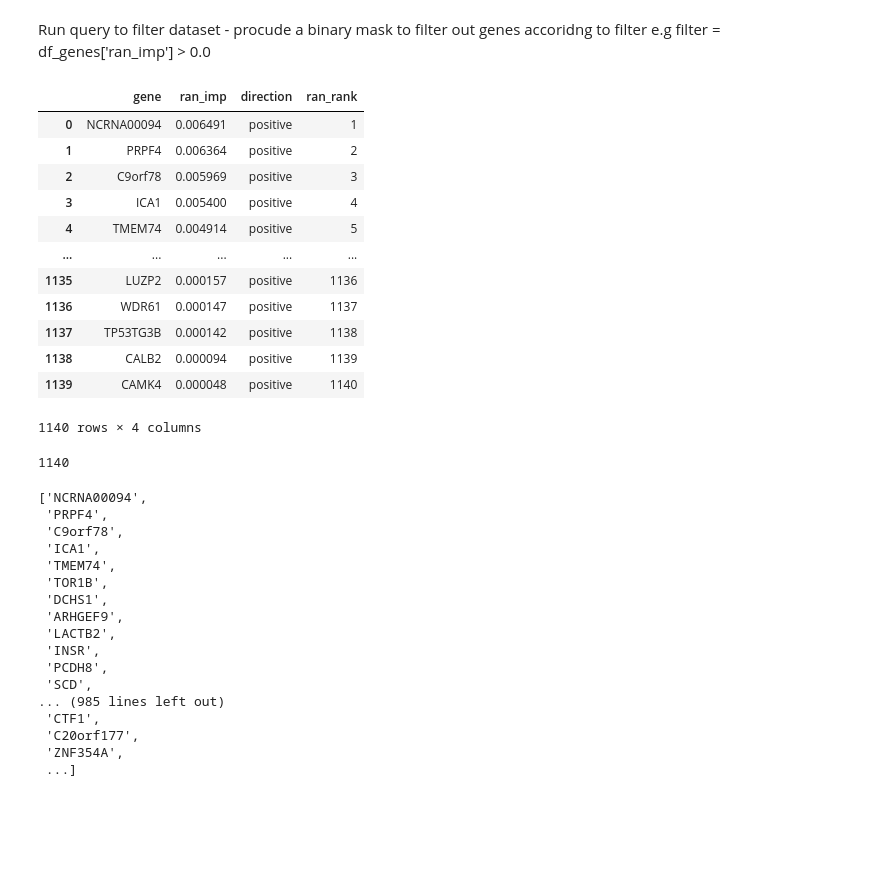
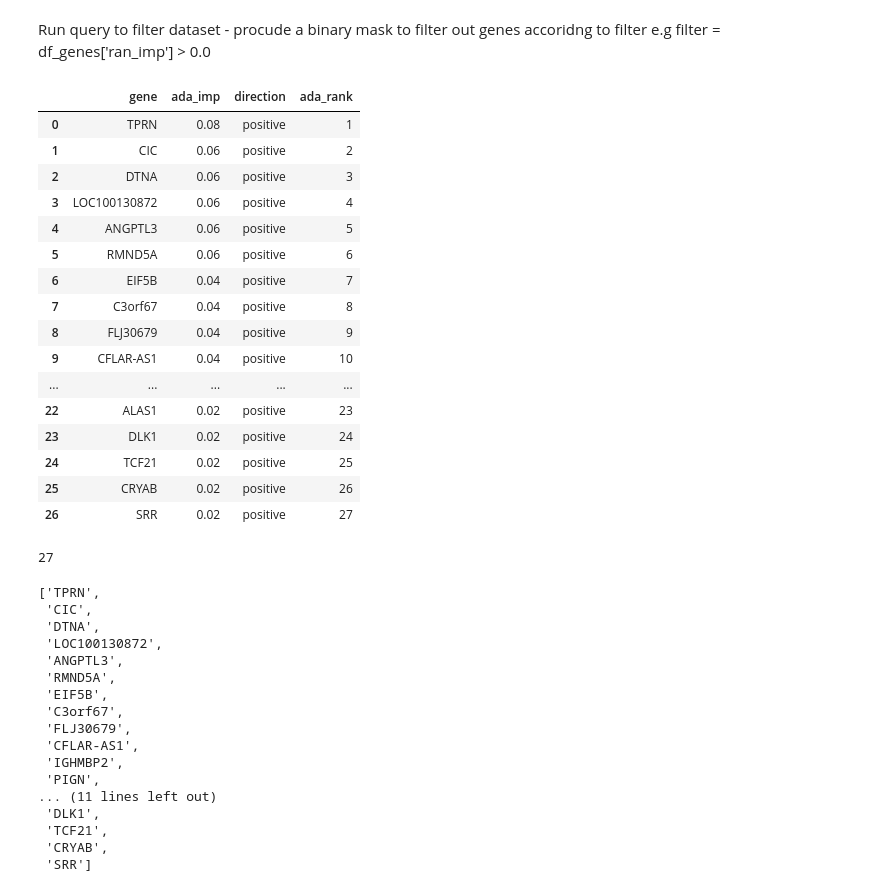
Before and after one commit to iwswordpress/DRL, a Jupyter notebook: 03_create_filtered_mlr_dataset.ipynb, the cells around one changed output. Drawn from its saved outputs; the diff is of its cells as text; code cells hidden in the pictures; blank space fills up the shorter version.

```diff
--- a/03_create_filtered_mlr_dataset.ipynb
+++ b/03_create_filtered_mlr_dataset.ipynb
@@ -46,51 +46,55 @@ Name: target, Length: 164, dtype: bool
 # %% [markdown]
 Run query to filter dataset - procude a binary mask to filter out genes accoridng to filter e.g filter = df_genes['ran_imp'] > 0.0
 # %%
-file = 'ADA_RANKED_102.csv'
-file = 'RAN_RANKED_102.csv'
+file = 'ADA_RANKED_1113_101.csv'
+# file = 'RAN_RANKED_102.csv'
 filepath = f'./csvs/gene_importances/{file}'
 df_genes = pd.read_csv(filepath)
-# filter = df_genes['ada_imp'] > 0.0
-filter = df_genes['ran_imp'] > 0.0
+filter = df_genes['ada_imp'] > 0.0
+# filter = df_genes['ran_imp'] > 0.0
 df_genes = df_genes[filter]
 df_genes
 # %% [output]
-|  | gene | ran_imp | direction | ran_rank |
-| 0 | NCRNA00094 | 0.006491 | positive | 1 |
-| 1 | PRPF4 | 0.006364 | positive | 2 |
-| 2 | C9orf78 | 0.005969 | positive | 3 |
-| 3 | ICA1 | 0.005400 | positive | 4 |
-| 4 | TMEM74 | 0.004914 | positive | 5 |
+|  | gene | ada_imp | direction | ada_rank |
+| 0 | TPRN | 0.08 | positive | 1 |
+| 1 | CIC | 0.06 | positive | 2 |
+| 2 | DTNA | 0.06 | positive | 3 |
+| 3 | LOC100130872 | 0.06 | positive | 4 |
+| 4 | ANGPTL3 | 0.06 | positive | 5 |
+| 5 | RMND5A | 0.06 | positive | 6 |
+| 6 | EIF5B | 0.04 | positive | 7 |
+| 7 | C3orf67 | 0.04 | positive | 8 |
+| 8 | FLJ30679 | 0.04 | positive | 9 |
+| 9 | CFLAR-AS1 | 0.04 | positive | 10 |
 | ... | ... | ... | ... | ... |
-| 1135 | LUZP2 | 0.000157 | positive | 1136 |
-| 1136 | WDR61 | 0.000147 | positive | 1137 |
-| 1137 | TP53TG3B | 0.000142 | positive | 1138 |
-| 1138 | CALB2 | 0.000094 | positive | 1139 |
-| 1139 | CAMK4 | 0.000048 | positive | 1140 |
+| 22 | ALAS1 | 0.02 | positive | 23 |
+| 23 | DLK1 | 0.02 | positive | 24 |
+| 24 | TCF21 | 0.02 | positive | 25 |
+| 25 | CRYAB | 0.02 | positive | 26 |
+| 26 | SRR | 0.02 | positive | 27 |
-1140 rows × 4 columns
 # %%
 gene_list = df_genes['gene'].values.tolist()
 print(len(gene_list))
-# gene_list
+gene_list
 # %% [output]
-1140
+27
-['NCRNA00094',
- 'PRPF4',
- 'C9orf78',
- 'ICA1',
- 'TMEM74',
- 'TOR1B',
- 'DCHS1',
- 'ARHGEF9',
- 'LACTB2',
- 'INSR',
- 'PCDH8',
- 'SCD',
-... (985 lines left out)
- 'CTF1',
- 'C20orf177',
- 'ZNF354A',
- ...]
+['TPRN',
+ 'CIC',
+ 'DTNA',
+ 'LOC100130872',
+ 'ANGPTL3',
+ 'RMND5A',
+ 'EIF5B',
+ 'C3orf67',
+ 'FLJ30679',
+ 'CFLAR-AS1',
+ 'IGHMBP2',
+ 'PIGN',
+... (11 lines left out)
+ 'DLK1',
+ 'TCF21',
+ 'CRYAB',
+ 'SRR']
 # %%
 # add baCK target column to list
 gene_list.append('target')
```
Also changed, not shown: parts of 7 cells of this notebook, 11 other files.
